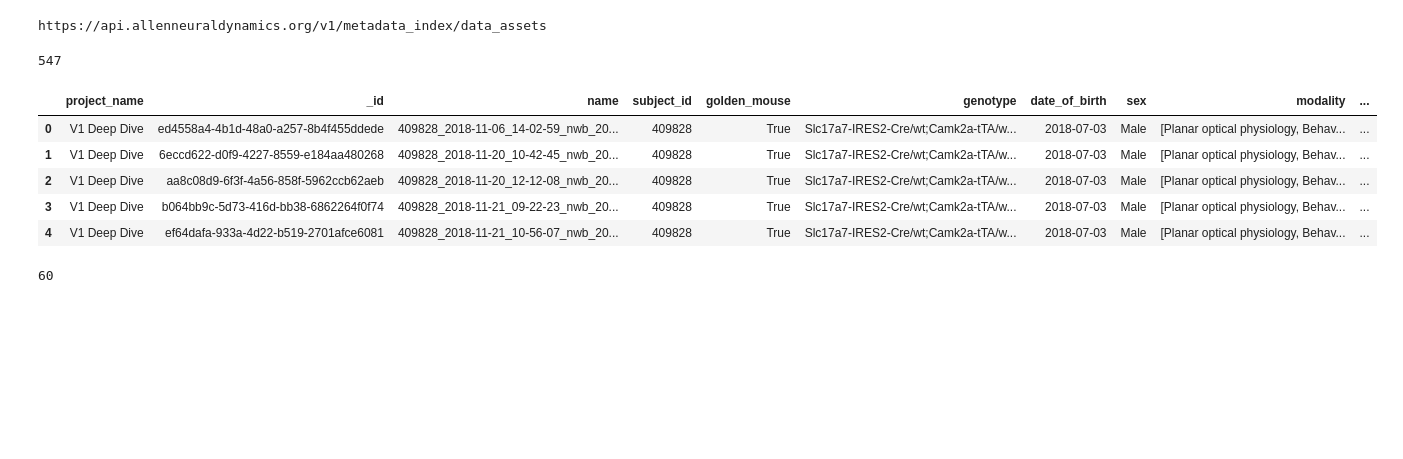
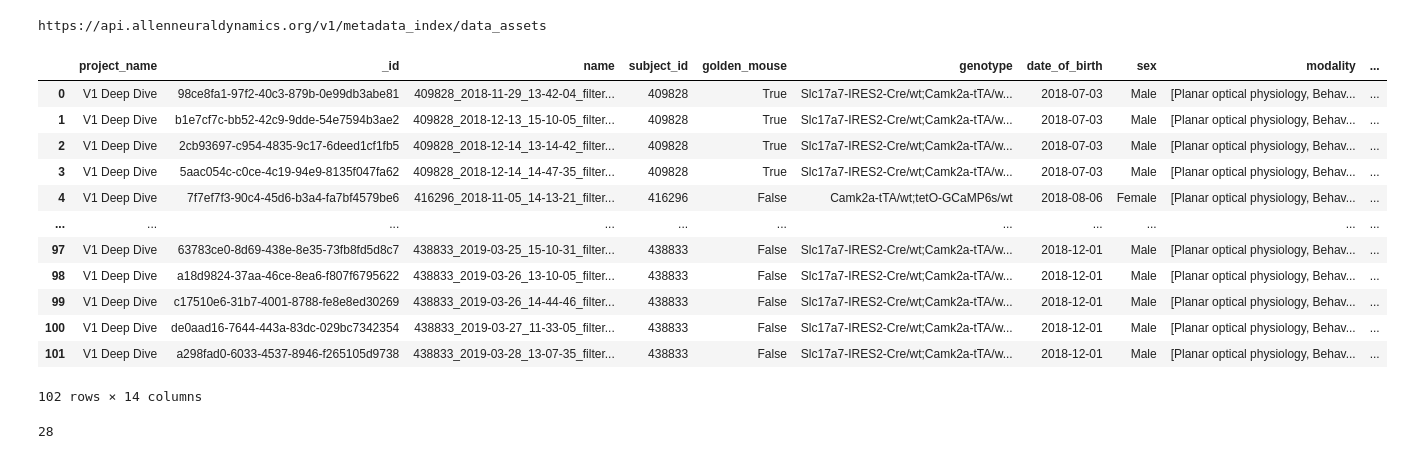
Before and after one commit to AllenSWDB/SWDB_Data_Intro, a Jupyter notebook: code/metadata/V1DD_metadata.ipynb, the cells around one changed output. Cells and saved outputs as stored; diff of their text form; code cells hidden in the pictures; blank space fills up the shorter version.

```diff
--- a/code/metadata/V1DD_metadata.ipynb
+++ b/code/metadata/V1DD_metadata.ipynb
@@ -21,9 +21,16 @@ https://api.allenneuraldynamics.org/v1/metadata_index/data_assets
 aggregate = [
   {
     "$match": {
-      "data_description.project_name": "V1 Deep Dive"
-    }
+      "data_description.project_name": "V1 Deep Dive",
+      "name": {"$regex": "filtered"},
+      "processing.data_processes": {
+        "$elemMatch": {
+          "name": "Filter NWB values",
+        }
+      }
   },
+  }
+  ,
   {
     "$project": {
       "name": 1,
@@ -43,39 +50,41 @@ aggregate = [
 records = docdb_api_client.aggregate_docdb_records(
     pipeline = aggregate,
 )
-# %%
-len(records)
-# %% [output]
-547
 # %%
 records = [r for r in records if 'Electron microscopy' not in r['modality']]
 df = pd.DataFrame(records)
 
 df['session_date'] = df.apply(lambda x: datetime.fromisoformat(x['session_time']).date(), axis=1)
 df['session_time'] = df.apply(lambda x: datetime.fromisoformat(x['session_time']).time(), axis=1)
 df['date_of_birth'] = df.apply(lambda x: datetime.strptime(x['date_of_birth'], '%Y-%m-%d').date(), axis=1)
 df['age'] = df.apply(lambda x: (x['session_date'] - x['date_of_birth']).days, axis=1)
 
 df['column'] = df.apply(lambda x: int(x['column'].split(' ')[-1]), axis=1)
 df['volume'] = df.apply(lambda x: int(x['volume'].split(' ')[-1]), axis=1)
 
 df['golden_mouse'] = False
 df.loc[df.subject_id=='409828', 'golden_mouse'] = True
 
 order = ['project_name','_id','name','subject_id','golden_mouse','genotype','date_of_birth','sex','modality',
          'session_date','age','session_time','column','volume']
 df = df[order]
 
-df.head()
+df
 # %% [output]
 |  | project_name | _id | name | subject_id | golden_mouse | genotype | date_of_birth | sex | modality | ... |
-| 0 | V1 Deep Dive | ed4558a4-4b1d-48a0-a257-8b4f455ddede | 409828_2018-11-06_14-02-59_nwb_20... | 409828 | True | Slc17a7-IRES2-Cre/wt;Camk2a-tTA/w... | 2018-07-03 | Male | [Planar optical physiology, Behav... | ... |
-| 1 | V1 Deep Dive | 6eccd622-d0f9-4227-8559-e184aa480268 | 409828_2018-11-20_10-42-45_nwb_20... | 409828 | True | Slc17a7-IRES2-Cre/wt;Camk2a-tTA/w... | 2018-07-03 | Male | [Planar optical physiology, Behav... | ... |
-| 2 | V1 Deep Dive | aa8c08d9-6f3f-4a56-858f-5962ccb62aeb | 409828_2018-11-20_12-12-08_nwb_20... | 409828 | True | Slc17a7-IRES2-Cre/wt;Camk2a-tTA/w... | 2018-07-03 | Male | [Planar optical physiology, Behav... | ... |
-| 3 | V1 Deep Dive | b064bb9c-5d73-416d-bb38-6862264f0f74 | 409828_2018-11-21_09-22-23_nwb_20... | 409828 | True | Slc17a7-IRES2-Cre/wt;Camk2a-tTA/w... | 2018-07-03 | Male | [Planar optical physiology, Behav... | ... |
-| 4 | V1 Deep Dive | ef64dafa-933a-4d22-b519-2701afce6081 | 409828_2018-11-21_10-56-07_nwb_20... | 409828 | True | Slc17a7-IRES2-Cre/wt;Camk2a-tTA/w... | 2018-07-03 | Male | [Planar optical physiology, Behav... | ... |
+| 0 | V1 Deep Dive | 98ce8fa1-97f2-40c3-879b-0e99db3abe81 | 409828_2018-11-29_13-42-04_filter... | 409828 | True | Slc17a7-IRES2-Cre/wt;Camk2a-tTA/w... | 2018-07-03 | Male | [Planar optical physiology, Behav... | ... |
+| 1 | V1 Deep Dive | b1e7cf7c-bb52-42c9-9dde-54e7594b3ae2 | 409828_2018-12-13_15-10-05_filter... | 409828 | True | Slc17a7-IRES2-Cre/wt;Camk2a-tTA/w... | 2018-07-03 | Male | [Planar optical physiology, Behav... | ... |
+| 2 | V1 Deep Dive | 2cb93697-c954-4835-9c17-6deed1cf1fb5 | 409828_2018-12-14_13-14-42_filter... | 409828 | True | Slc17a7-IRES2-Cre/wt;Camk2a-tTA/w... | 2018-07-03 | Male | [Planar optical physiology, Behav... | ... |
+| 3 | V1 Deep Dive | 5aac054c-c0ce-4c19-94e9-8135f047fa62 | 409828_2018-12-14_14-47-35_filter... | 409828 | True | Slc17a7-IRES2-Cre/wt;Camk2a-tTA/w... | 2018-07-03 | Male | [Planar optical physiology, Behav... | ... |
+| 4 | V1 Deep Dive | 7f7ef7f3-90c4-45d6-b3a4-fa7bf4579be6 | 416296_2018-11-05_14-13-21_filter... | 416296 | False | Camk2a-tTA/wt;tetO-GCaMP6s/wt | 2018-08-06 | Female | [Planar optical physiology, Behav... | ... |
+| ... | ... | ... | ... | ... | ... | ... | ... | ... | ... | ... |
+| 97 | V1 Deep Dive | 63783ce0-8d69-438e-8e35-73fb8fd5d8c7 | 438833_2019-03-25_15-10-31_filter... | 438833 | False | Slc17a7-IRES2-Cre/wt;Camk2a-tTA/w... | 2018-12-01 | Male | [Planar optical physiology, Behav... | ... |
+| 98 | V1 Deep Dive | a18d9824-37aa-46ce-8ea6-f807f6795622 | 438833_2019-03-26_13-10-05_filter... | 438833 | False | Slc17a7-IRES2-Cre/wt;Camk2a-tTA/w... | 2018-12-01 | Male | [Planar optical physiology, Behav... | ... |
+| 99 | V1 Deep Dive | c17510e6-31b7-4001-8788-fe8e8ed30269 | 438833_2019-03-26_14-44-46_filter... | 438833 | False | Slc17a7-IRES2-Cre/wt;Camk2a-tTA/w... | 2018-12-01 | Male | [Planar optical physiology, Behav... | ... |
+| 100 | V1 Deep Dive | de0aad16-7644-443a-83dc-029bc7342354 | 438833_2019-03-27_11-33-05_filter... | 438833 | False | Slc17a7-IRES2-Cre/wt;Camk2a-tTA/w... | 2018-12-01 | Male | [Planar optical physiology, Behav... | ... |
+| 101 | V1 Deep Dive | a298fad0-6033-4537-8946-f265105d9738 | 438833_2019-03-28_13-07-35_filter... | 438833 | False | Slc17a7-IRES2-Cre/wt;Camk2a-tTA/w... | 2018-12-01 | Male | [Planar optical physiology, Behav... | ... |
+102 rows × 14 columns
-# %%
-test = df.drop_duplicates(subset=['subject_id','session_date'], inplace=False)
-len(test)
-# %% [output]
-60
+# %%
+len(df[df.subject_id == '409828'].sort_values(by='session_date', ascending=False))
+# %% [output]
+28
```
Also changed, not shown: parts of 8 cells of this notebook, 3 other files.
